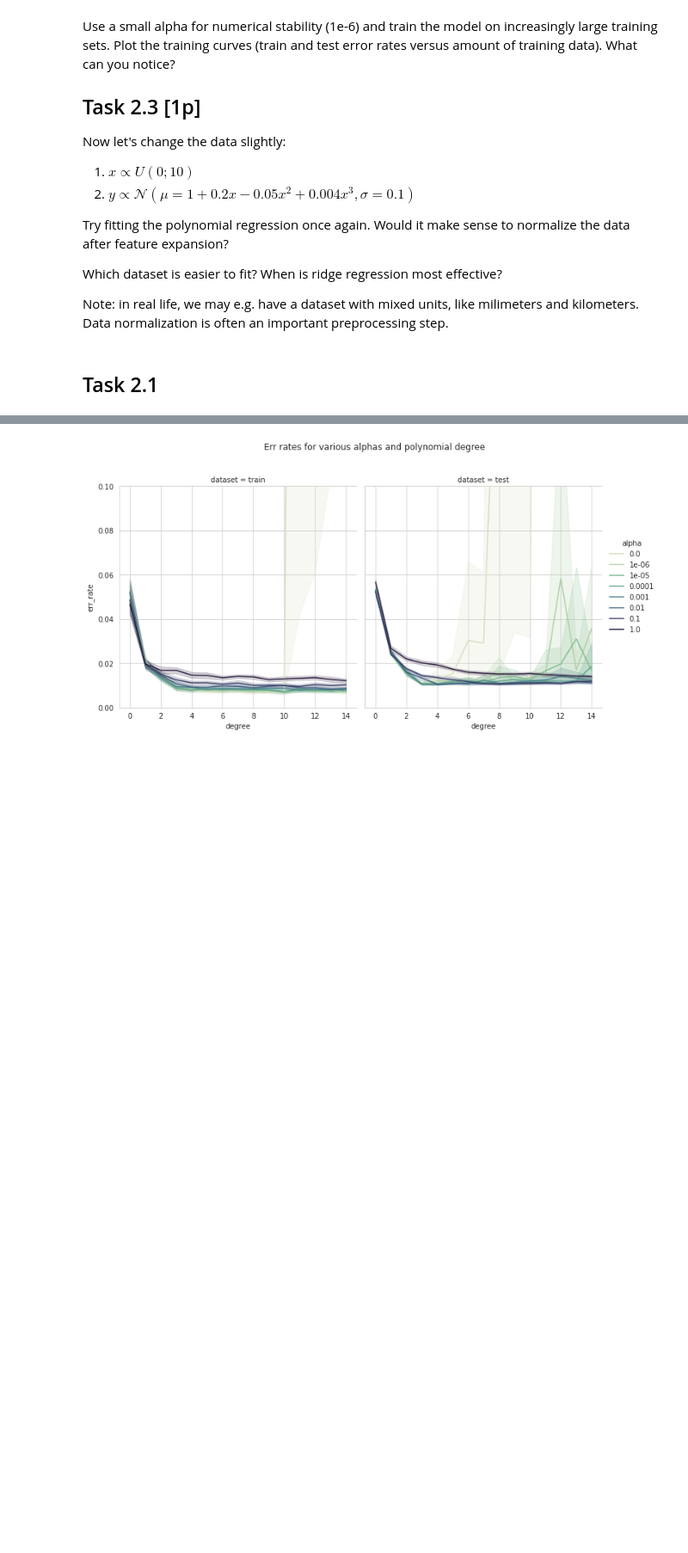
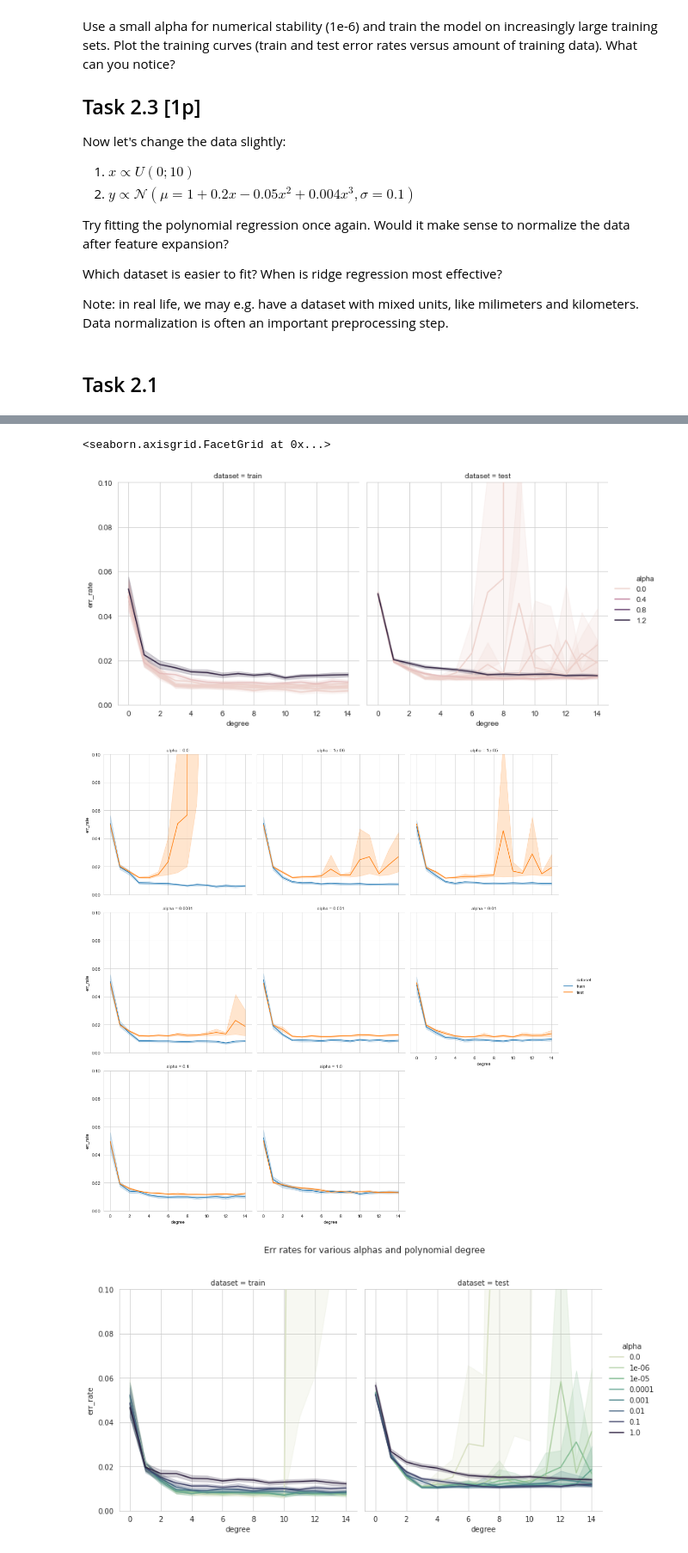
Before and after one commit to M-Grabias/Bayes_classifier, a Jupyter notebook: Assignment2.ipynb, the cells around one changed output, grey strips where cells are left out. Shown at 86% size. Drawn from its saved outputs; the diff is of its cells as text; code cells hidden in the pictures; blank space fills up the shorter version.

```diff
--- a/Assignment2.ipynb
+++ b/Assignment2.ipynb
@@ -395,8 +394,12 @@ def poly_fit(data, degree, alpha):
     #
     # Please note that np.linalg.inv may be numerically unstable.
     # It is better to use np.linalg.solve or even a QR decomposition.
-    #
-    Theta = TODO
+
+    #use closed form solution from HOMEWORK 1
+    # theta = (X.T @ X + alpha * Identity)^-1 X.T @ Y
+
+    Theta = np.linalg.solve(X.T @ X + alpha * np.identity(len(X.T)), X.T @ Y)
+
     return Theta
 # %%
 num_test_samples = 100
@@ -449,3 +452,15 @@ results_df.head()
+# %%
+graph_2 = sns.relplot(x='degree', y='err_rate', hue='alpha',
+                col='dataset', kind = 'line', data = results_df)
+graph_2.set(ylim = (0, 0.1))
+
+graph_8 = sns.relplot(x='degree', y='err_rate', hue='dataset',
+                col='alpha', kind = 'line', data = results_df, col_wrap = 3)
+graph_8.set(ylim = (0, 0.1))
+# %% [output]
+<seaborn.axisgrid.FacetGrid at 0x...>
+[figure, added]
+[figure, added]
 # %%
 # TODO
 #
```
Also changed, not shown: parts of 5 cells of this notebook.
